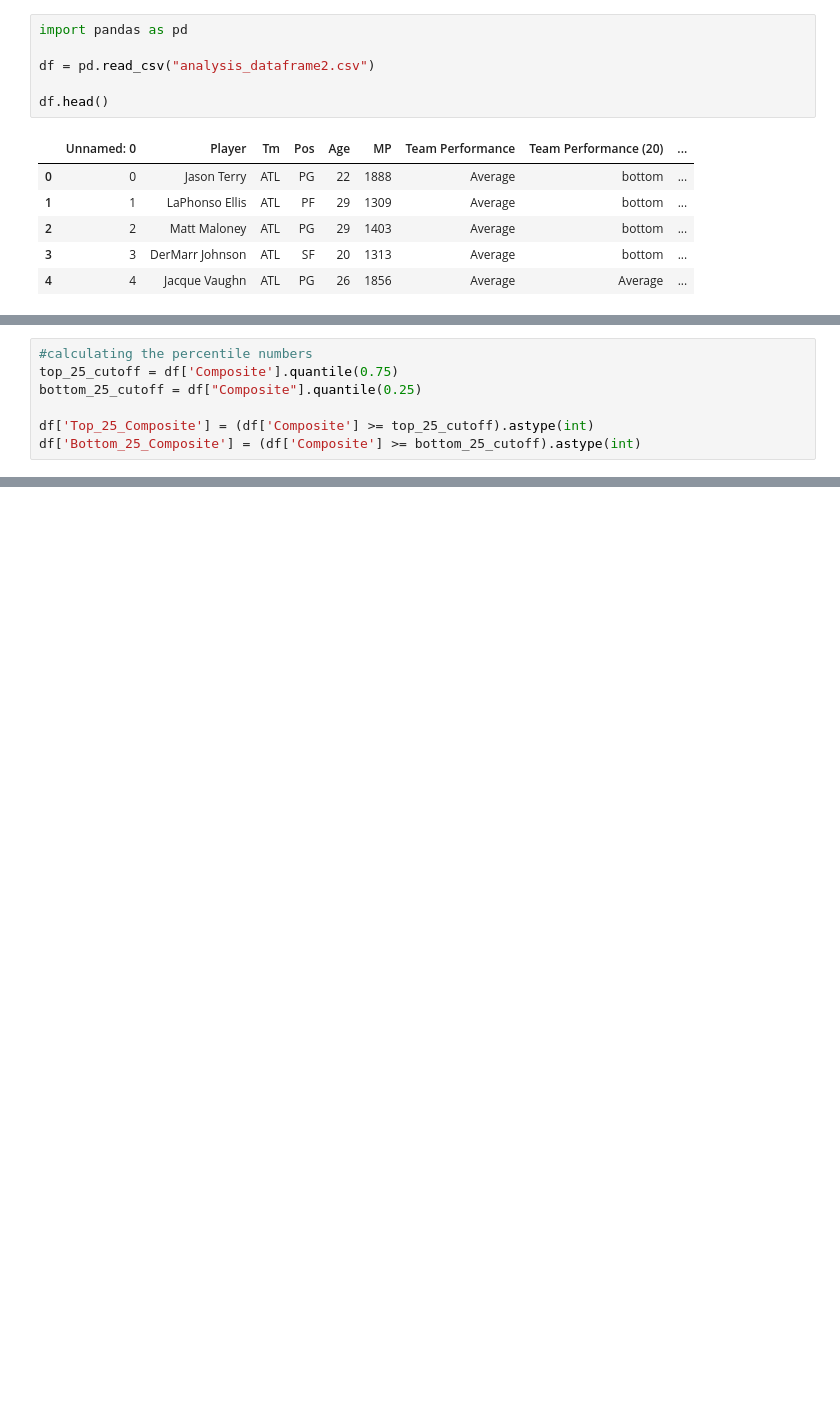
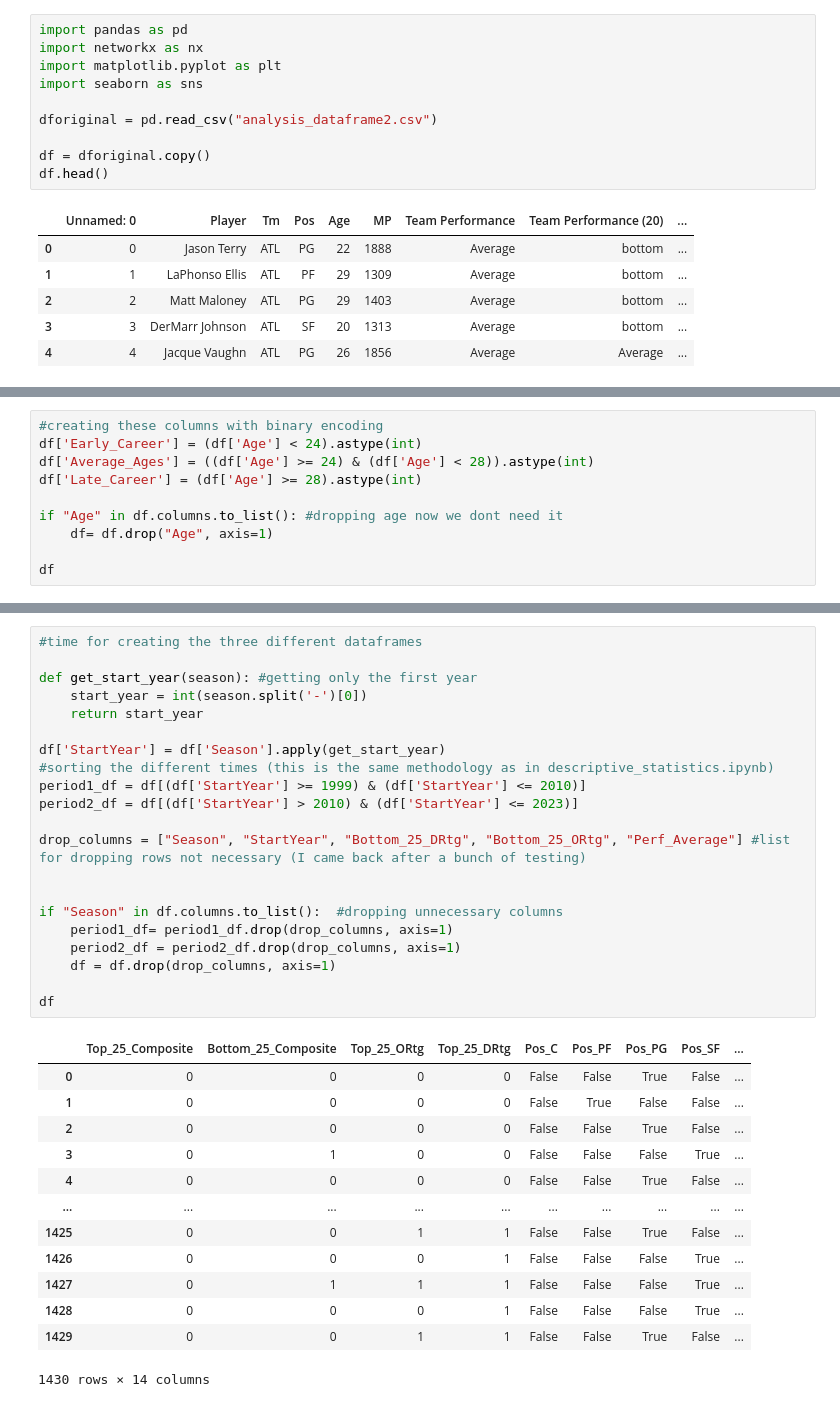
Before and after one commit to izyuan/Impact-of-Sixth-Men, a Jupyter notebook: analysis/associations_mining.ipynb, the cells around one changed output, grey strips where cells are left out. Drawn from its saved outputs; the diff is of its cells as text; blank space fills up the shorter version.

Commit message:
yayyy associate mining done! just need to finish visualizations for it!

```diff
--- a/analysis/associations_mining.ipynb
+++ b/analysis/associations_mining.ipynb
@@ -1,8 +1,12 @@
 # %%
 import pandas as pd
+import networkx as nx
+import matplotlib.pyplot as plt
+import seaborn as sns
 
-df = pd.read_csv("analysis_dataframe2.csv")
+dforiginal = pd.read_csv("analysis_dataframe2.csv")
 
+df = dforiginal.copy()
 df.head()
 # %% [output]
 |  | Unnamed: 0 | Player | Tm | Pos | Age | MP | Team Performance | Team Performance (20) | ... |
@@ -24,7 +25,0 @@ Lift
-# %%
-#calculating the percentile numbers
-top_25_cutoff = df['Composite'].quantile(0.75)
-bottom_25_cutoff = df["Composite"].quantile(0.25)
-
-df['Top_25_Composite'] = (df['Composite'] >= top_25_cutoff).astype(int)
-df['Bottom_25_Composite'] = (df['Composite'] >= bottom_25_cutoff).astype(int)
@@ -35,0 +113,10 @@ Name: count, dtype: int64
+# %%
+#creating these columns with binary encoding
+df['Early_Career'] = (df['Age'] < 24).astype(int)
+df['Average_Ages'] = ((df['Age'] >= 24) & (df['Age'] < 28)).astype(int)
+df['Late_Career'] = (df['Age'] >= 28).astype(int)
+
+if "Age" in df.columns.to_list(): #dropping age now we dont need it
+    df= df.drop("Age", axis=1)
+
+df
@@ -35,0 +137,35 @@ Name: count, dtype: int64
+# %%
+#time for creating the three different dataframes
+
+def get_start_year(season): #getting only the first year
+    start_year = int(season.split('-')[0])
+    return start_year
+
+df['StartYear'] = df['Season'].apply(get_start_year)
+#sorting the different times (this is the same methodology as in descriptive_statistics.ipynb)
+period1_df = df[(df['StartYear'] >= 1999) & (df['StartYear'] <= 2010)]
+period2_df = df[(df['StartYear'] > 2010) & (df['StartYear'] <= 2023)]
+
+drop_columns = ["Season", "StartYear", "Bottom_25_DRtg", "Bottom_25_ORtg", "Perf_Average"] #list for dropping rows not necessary (I came back after a bunch of testing)
+
+
+if "Season" in df.columns.to_list():  #dropping unnecessary columns
+    period1_df= period1_df.drop(drop_columns, axis=1)
+    period2_df = period2_df.drop(drop_columns, axis=1)
+    df = df.drop(drop_columns, axis=1)
+
+df
+# %% [output]
+|  | Top_25_Composite | Bottom_25_Composite | Top_25_ORtg | Top_25_DRtg | Pos_C | Pos_PF | Pos_PG | Pos_SF | ... |
+| 0 | 0 | 0 | 0 | 0 | False | False | True | False | ... |
+| 1 | 0 | 0 | 0 | 0 | False | True | False | False | ... |
+| 2 | 0 | 0 | 0 | 0 | False | False | True | False | ... |
+| 3 | 0 | 1 | 0 | 0 | False | False | False | True | ... |
+| 4 | 0 | 0 | 0 | 0 | False | False | True | False | ... |
+| ... | ... | ... | ... | ... | ... | ... | ... | ... | ... |
+| 1425 | 0 | 0 | 1 | 1 | False | False | True | False | ... |
+| 1426 | 0 | 0 | 0 | 1 | False | False | False | True | ... |
+| 1427 | 0 | 1 | 1 | 1 | False | False | False | True | ... |
+| 1428 | 0 | 0 | 0 | 1 | False | False | False | True | ... |
+| 1429 | 0 | 0 | 1 | 1 | False | False | True | False | ... |
+1430 rows × 14 columns
```
Also changed, not shown: parts of 19 cells of this notebook, 3 other files.
